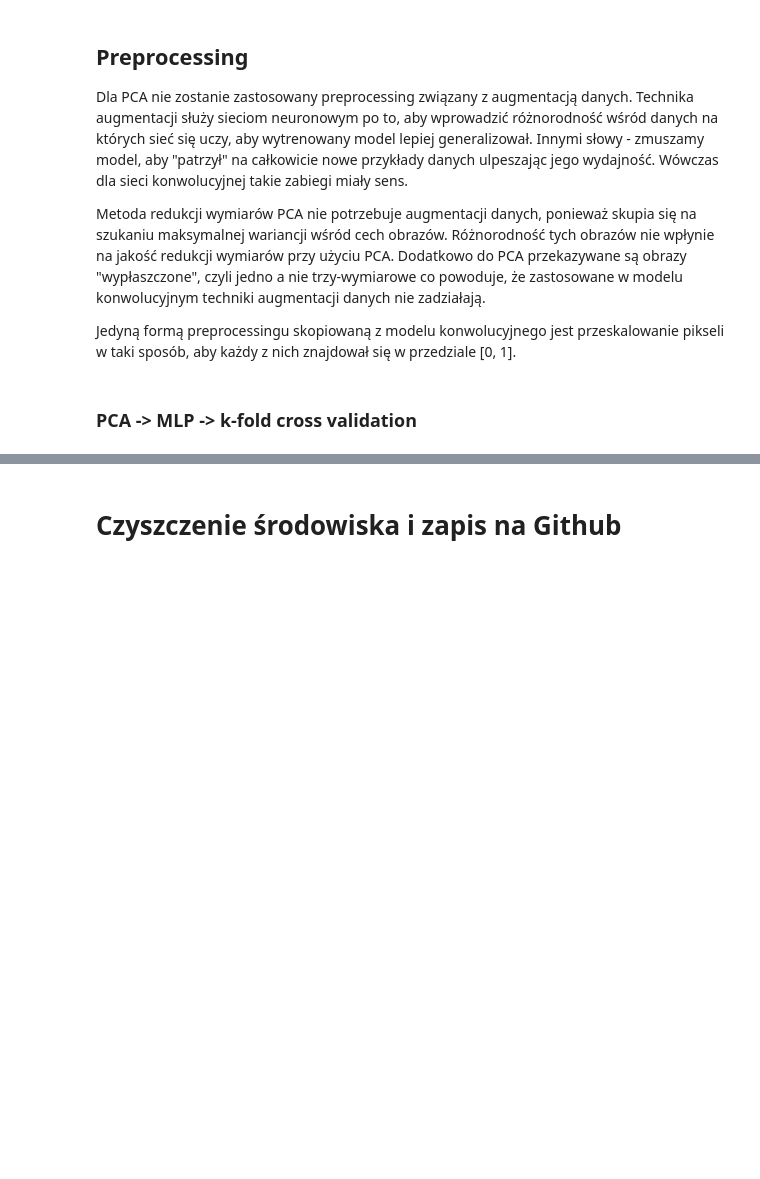
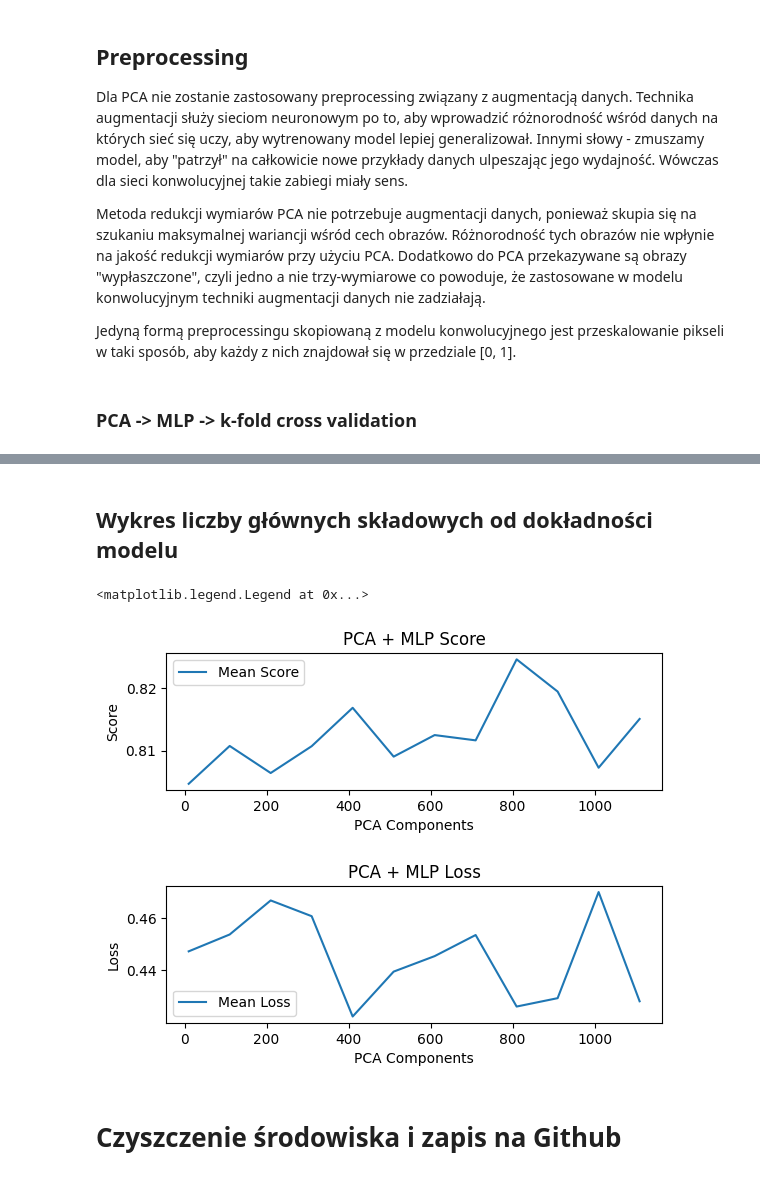
Before and after one commit to shizzeer/credo-classifier, a Jupyter notebook: credo_image_classifier.ipynb, the cells around one changed output, grey strips where cells are left out. Saved outputs shown, nothing was run; the diff lists cells and outputs as text; code cells hidden in the pictures; blank space fills up the shorter version.

Commit message:
PCA + MLP model plots

```diff
--- a/credo_image_classifier.ipynb
+++ b/credo_image_classifier.ipynb
@@ -594,7 +591,7 @@ num_components = []
 scores = []
 losses = []
 
-for n_components in range(MIN_N_COMPONENTS, MAX_N_COMPONENTS, 10):
+for n_components in range(MIN_N_COMPONENTS, MAX_N_COMPONENTS, 100):
   inputs = np.vstack((x_train, x_val))
   targets = np.hstack((y_train, y_val))
   inputs = tf.keras.layers.Rescaling(1./255)(inputs)
@@ -602,7 +599,13 @@ for n_components in range(MIN_N_COMPONENTS, MAX_N_COMPONENTS, 10):
   num_components.append(n_components)
   # Redukcja wymiarów PCA
   pca = PCA(n_components=n_components)
-  pca.fit(inputs)
+  try:
+    pca.fit(inputs)
+  except ValueError:
+    print("n_components have to be less than or equal to min(n_samples, n_features)")
+    print(f"min(n_samples, n_features) = {min(inputs.shape[0], inputs.shape[1])}")
+    print(f"n_components = {n_components}")
+    break
   # Konwersja: EagerTensor -> tablica NumPy
   inputs = inputs.numpy()
   # k-fold cv
@@ -636,3 +638,23 @@ KeyboardInterrupt: ignored
+# %% [markdown]
+## Wykres liczby głównych składowych od dokładności modelu
+# %%
+fig, arr = plt.subplots(2, 1)
+arr[0].plot(num_components[:-1], scores, label='Mean Score')
+arr[0].set_title('PCA + MLP Score')
+arr[0].set_xlabel('PCA Components')
+arr[0].set_ylabel('Score')
+arr[0].legend()
+
+plt.subplots_adjust(hspace=0.7)
+
+arr[1].plot(num_components[:-1], losses, label='Mean Loss')
+arr[1].set_title('PCA + MLP Loss')
+arr[1].set_xlabel('PCA Components')
+arr[1].set_ylabel('Loss')
+arr[1].legend()
+# %% [output]
+<matplotlib.legend.Legend at 0x...>
+[figure, added]
 # %% [markdown]
 # Czyszczenie środowiska i zapis na Github
 # %%
```
Also changed, not shown: parts of 7 cells of this notebook.
